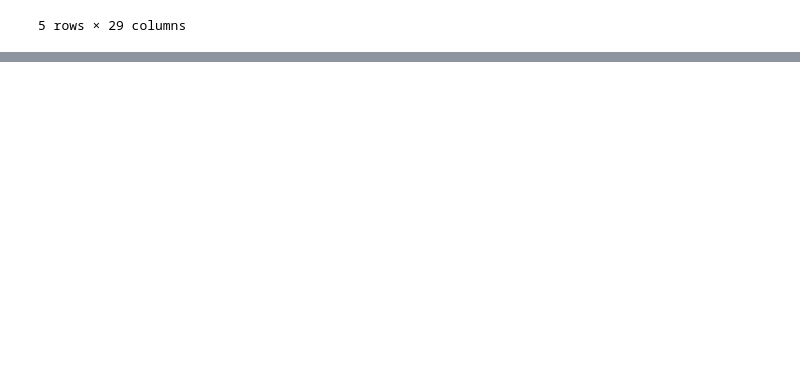
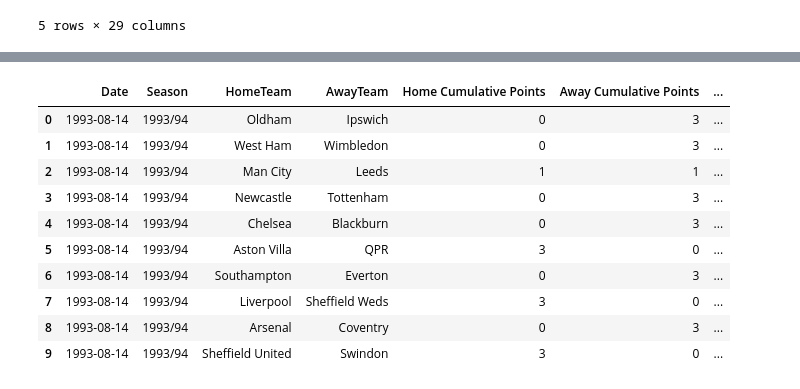
Before and after one commit to adyan0820/epl-game-predictor, a Jupyter notebook: notebooks/data-exploration.ipynb, the cells around one changed output, grey strips where cells are left out. Cells and saved outputs as stored; diff of their text form; code cells hidden in the pictures; blank space fills up the shorter version.

Commit message:
created features data frame that will be used for modeling.

```diff
--- a/notebooks/data-exploration.ipynb
+++ b/notebooks/data-exploration.ipynb
@@ -270,3 +270,6 @@ copy_df.head()
 | 3 | 2025-01-15 | 2024/25 | Leicester | Crystal Palace | 0 | 2 | A | 0.0 | 0.0 | ... |
 | 4 | 2025-01-15 | 2024/25 | Newcastle | Wolves | 3 | 0 | H | 1.0 | 0.0 | ... |
 5 rows × 29 columns
+# %%
+copy_df = copy_df.sort_values(by='Date').reset_index(drop=True)
+copy_df.head()
@@ -272,0 +284,18 @@ copy_df.head()
+# %%
+#Initialize featuresdf that will contain all features for modeling
+features_df = copy_df[['Date', 'Season', 'HomeTeam', 'AwayTeam',
+                       'Home Cumulative Points', 'Away Cumulative Points',
+                       'Home Team Overall Cumulative Points', 'Away Team Overall Cumulative Points']]
+features_df.head(10)
+# %% [output]
+|  | Date | Season | HomeTeam | AwayTeam | Home Cumulative Points | Away Cumulative Points | ... |
+| 0 | 1993-08-14 | 1993/94 | Oldham | Ipswich | 0 | 3 | ... |
+| 1 | 1993-08-14 | 1993/94 | West Ham | Wimbledon | 0 | 3 | ... |
+| 2 | 1993-08-14 | 1993/94 | Man City | Leeds | 1 | 1 | ... |
+| 3 | 1993-08-14 | 1993/94 | Newcastle | Tottenham | 0 | 3 | ... |
+| 4 | 1993-08-14 | 1993/94 | Chelsea | Blackburn | 0 | 3 | ... |
+| 5 | 1993-08-14 | 1993/94 | Aston Villa | QPR | 3 | 0 | ... |
+| 6 | 1993-08-14 | 1993/94 | Southampton | Everton | 0 | 3 | ... |
+| 7 | 1993-08-14 | 1993/94 | Liverpool | Sheffield Weds | 3 | 0 | ... |
+| 8 | 1993-08-14 | 1993/94 | Arsenal | Coventry | 0 | 3 | ... |
+| 9 | 1993-08-14 | 1993/94 | Sheffield United | Swindon | 3 | 0 | ... |
```
Also changed, not shown: parts of 1 cell of this notebook.
